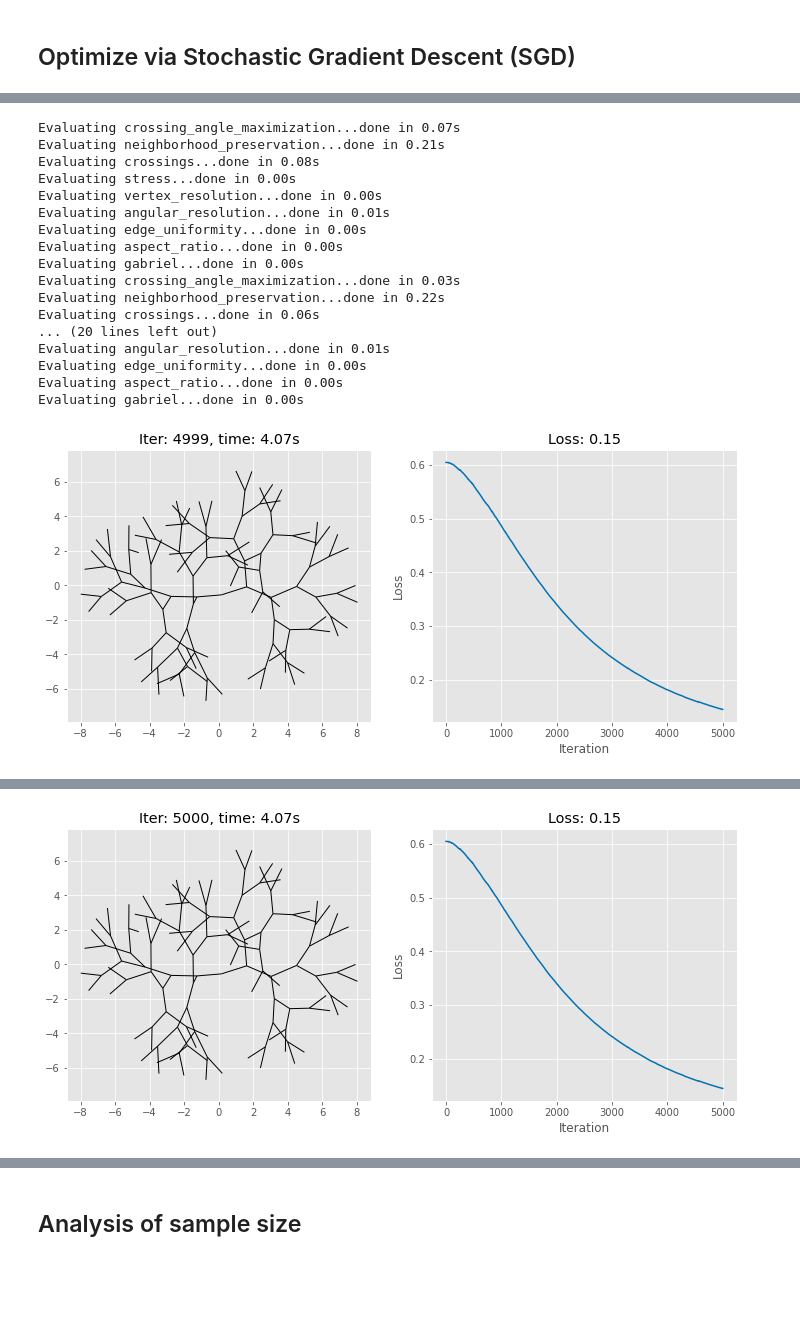
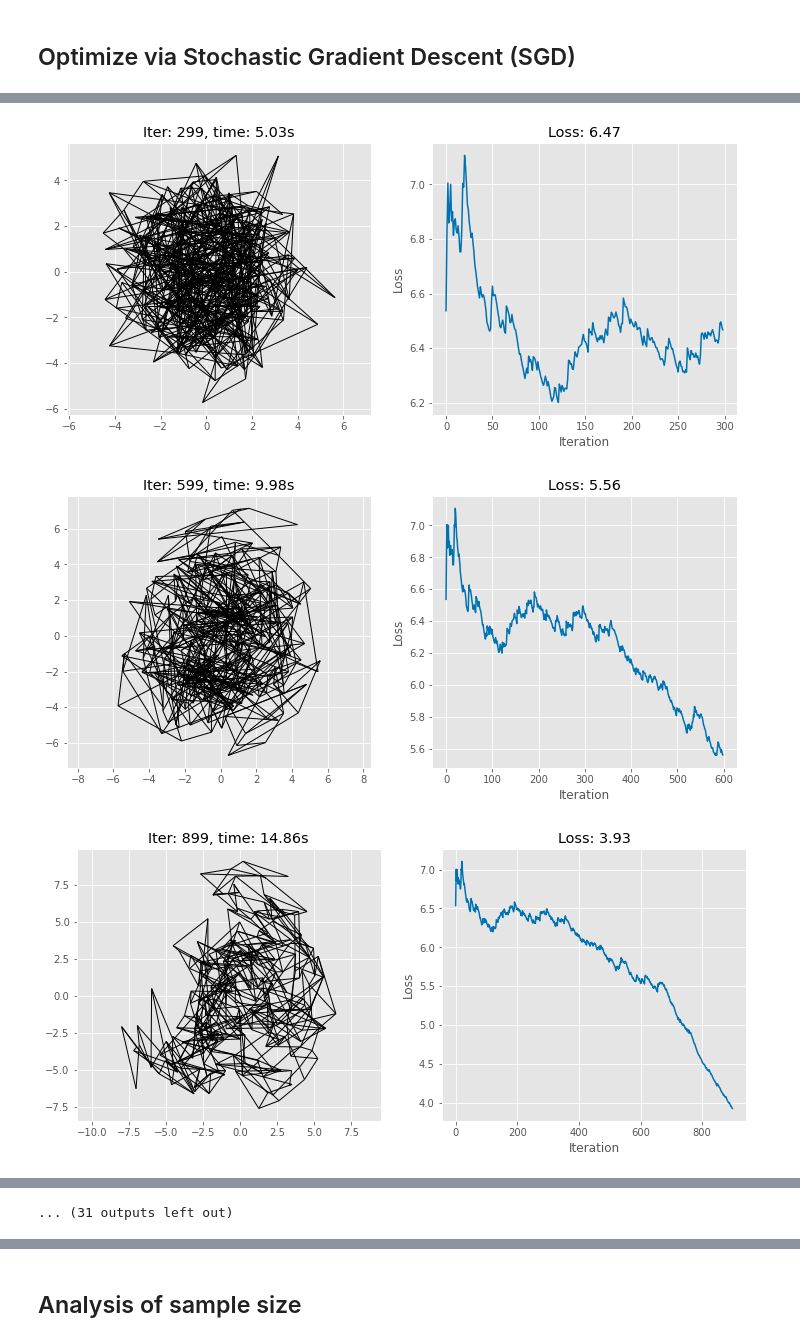
Before and after one commit to tiga1231/graph-drawing, a Jupyter notebook: dev.ipynb, the cells around one changed output, grey strips where cells are left out. Cells and saved outputs as stored; diff of their text form; code cells hidden in the pictures; blank space fills up the shorter version.

```diff
--- a/dev.ipynb
+++ b/dev.ipynb
@@ -74,9 +72,9 @@ importlib.reload(gd2)
 from gd2 import GD2
 
 
-# G = nx.grid_2d_graph(6,4)
+G = nx.grid_2d_graph(16,16)
 # G = nx.hypercube_graph(3)
-G = nx.balanced_tree(2,6)
+# G = nx.balanced_tree(2,5)
 # G = utils.load_spx_teaser()
 # G = nx.karate_club_graph()
 
@@ -92,52 +90,61 @@ G = nx.balanced_tree(2,6)
 # mat_dir = 'graphs/SuiteSparse Matrix Collection'
 # G = utils.load_mat(f'{mat_dir}/{graph_name}.mat')
 
 
 # G = nx.Graph()
 # G.add_nodes_from([0,1,2,3])
 # G.add_edges_from([(0,1),(2,3)])
 gd = GD2(G)
+qx, qy = 'neighborhood_preservation', 'stress'
 
 result = gd.optimize(
-    max_iter=5000,
     criteria_weights={
-        'stress': 1,
+        'stress': 10,
 #         'edge_uniformity':1,
-#         'neighborhood_preservation':1,
+        'neighborhood_preservation':0.1,
 #         'crossings':1,
-#         'crossing_angle_maximization':1,
-#         'aspect_ratio':1,
-#         'angular_resolution':1,
+#         'crossing_angle_maximization':0.1,
+#         'aspect_ratio':10,
+#         'angular_resolution':0.1,
 #         'vertex_resolution':1,
-#         'gabriel':1,
+#         'gabriel':0.01,
     },
     sample_sizes={
         'stress': 64,
-#         'edge_uniformity':1,
-#         'neighborhood_preservation':2,
-#         'crossings':1,
-#         'crossing_angle_maximization':1,
-#         'aspect_ratio':1,
-#         'angular_resolution':1,
-#         'vertex_resolution':1,
-#         'gabriel':1,
+        'edge_uniformity':1,
+        'neighborhood_preservation':16,
+        'crossings':1,
+        'crossing_angle_maximization':10,
+        'aspect_ratio': 'full',
+        'angular_resolution':'full',
+        'vertex_resolution':int(len(G)**0.5),
+        'gabriel':10,
     },
-    evaluate='all',
+
+#     evaluate='all',
 #     evaluate={'stress'},
-    evaluate_interval=1000,
+#     evaluate={'angular_resolution'},
+#     evaluate={'neighborhood_preservation'},
+#     evaluate={'crossing_angle_maximization'},
+    evaluate={qx, qy},
 
-    vis=True,
-    vis_interval=5000,
+    max_iter=12000,
+    evaluate_interval=120,
+    vis_interval=300,
 
     optimizer_kwargs = dict(lr=1),
     scheduler_kwargs = dict(),
 )
 
-pos_G = {k:G.nodes[k]['pos'] for k in G.nodes}
+pos = gd.pos.detach().numpy()
+pos_G = {k:pos[gd.k2i[k]] for k in gd.G.nodes}
 vis.plot(
-    G, pos_G,
-    result['loss_curve'],
+    gd.G, pos_G,
+    gd.loss_curve,
     result['iter'], result['runtime'],
     edge=True, show=True, save=False
 )
 # %% [output]
+[figure, new version]
+[figure, new version]
+[figure, added]
@@ -144,18 +160 @@ vis.plot(
-Evaluating crossing_angle_maximization...done in 0.07s
-Evaluating neighborhood_preservation...done in 0.21s
-Evaluating crossings...done in 0.08s
-Evaluating stress...done in 0.00s
-Evaluating vertex_resolution...done in 0.00s
-Evaluating angular_resolution...done in 0.01s
-Evaluating edge_uniformity...done in 0.00s
-Evaluating aspect_ratio...done in 0.00s
-Evaluating gabriel...done in 0.00s
-Evaluating crossing_angle_maximization...done in 0.03s
-Evaluating neighborhood_preservation...done in 0.22s
-Evaluating crossings...done in 0.06s
-... (20 lines left out)
-Evaluating angular_resolution...done in 0.01s
-Evaluating edge_uniformity...done in 0.00s
-Evaluating aspect_ratio...done in 0.00s
-Evaluating gabriel...done in 0.00s
+... (31 outputs left out)
-[figure, old version]
@@ -181 +160,0 @@ Evaluating gabriel...done in 0.00s
-[figure, old version]
```
Also changed, not shown: parts of 7 cells of this notebook, 3 other files.
